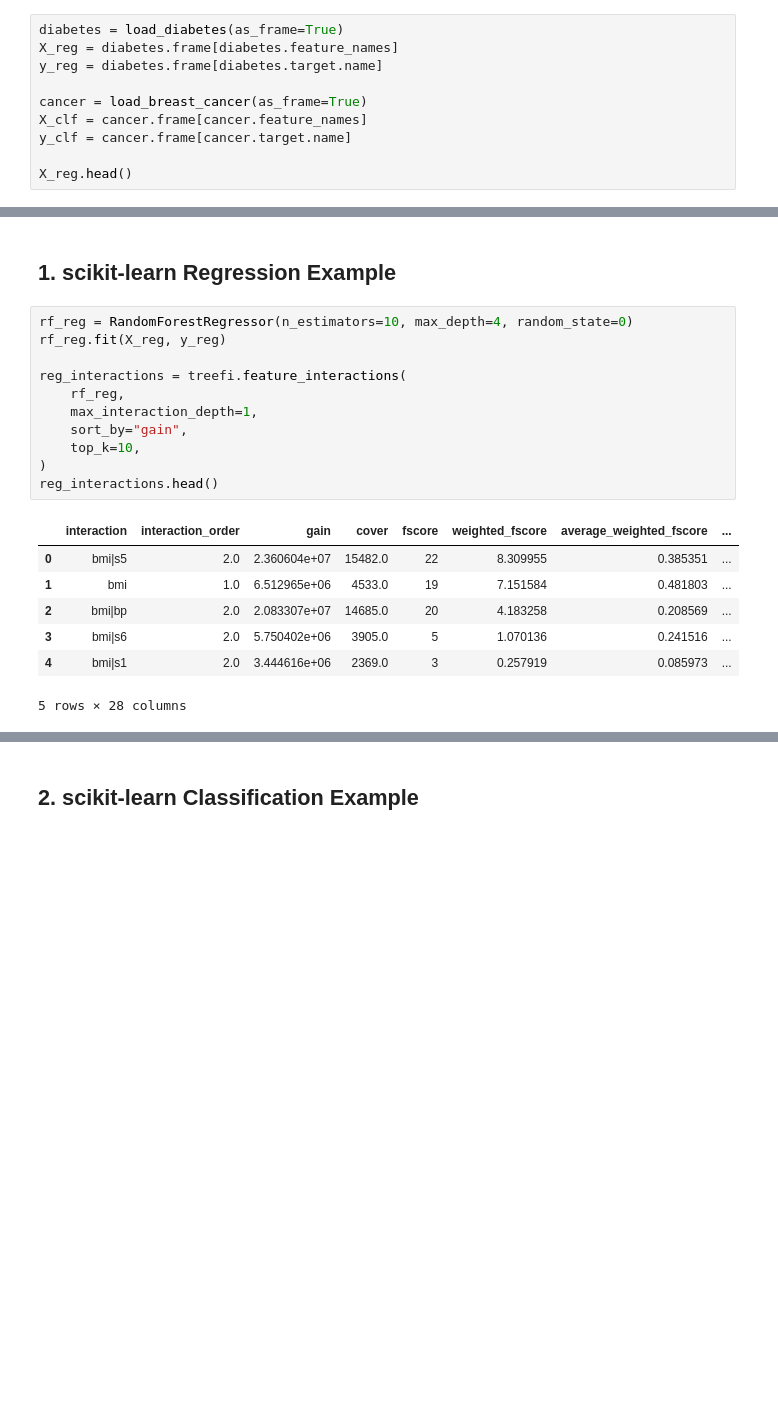
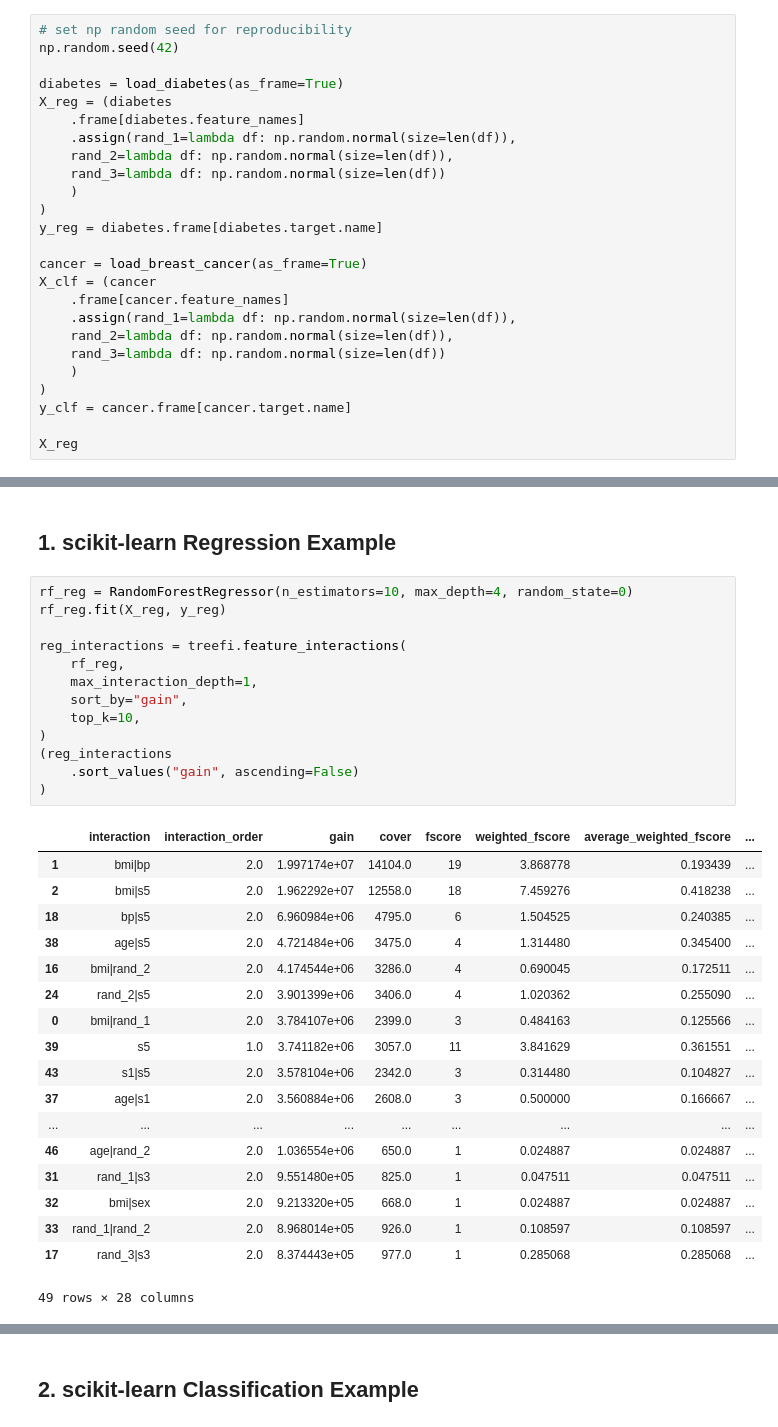
Before and after one commit to mattharrison/treefi, a Jupyter notebook: nbs/sample.ipynb, the cells around one changed output, grey strips where cells are left out. Cells and saved outputs as stored; diff of their text form; blank space fills up the shorter version.

```diff
--- a/nbs/sample.ipynb
+++ b/nbs/sample.ipynb
@@ -19,13 +20,28 @@ import xgboost as xgb
 # %% [markdown]
 ## Data Setup
 # %%
+# set np random seed for reproducibility
+np.random.seed(42)
+
 diabetes = load_diabetes(as_frame=True)
-X_reg = diabetes.frame[diabetes.feature_names]
+X_reg = (diabetes
+    .frame[diabetes.feature_names]
+    .assign(rand_1=lambda df: np.random.normal(size=len(df)),
+    rand_2=lambda df: np.random.normal(size=len(df)),
+    rand_3=lambda df: np.random.normal(size=len(df))
+    )
+)
 y_reg = diabetes.frame[diabetes.target.name]
 
 cancer = load_breast_cancer(as_frame=True)
-X_clf = cancer.frame[cancer.feature_names]
+X_clf = (cancer
+    .frame[cancer.feature_names]
+    .assign(rand_1=lambda df: np.random.normal(size=len(df)),
+    rand_2=lambda df: np.random.normal(size=len(df)),
+    rand_3=lambda df: np.random.normal(size=len(df))
+    )
+)
 y_clf = cancer.frame[cancer.target.name]
 
-X_reg.head()
+X_reg
 # %% [output]
@@ -40,21 +63,34 @@ X_reg.head()
 # %%
 rf_reg = RandomForestRegressor(n_estimators=10, max_depth=4, random_state=0)
 rf_reg.fit(X_reg, y_reg)
 
 reg_interactions = treefi.feature_interactions(
     rf_reg,
     max_interaction_depth=1,
     sort_by="gain",
     top_k=10,
 )
-reg_interactions.head()
+(reg_interactions
+    .sort_values("gain", ascending=False)
+)
 # %% [output]
 |  | interaction | interaction_order | gain | cover | fscore | weighted_fscore | average_weighted_fscore | ... |
-| 0 | bmi|s5 | 2.0 | 2.360604e+07 | 15482.0 | 22 | 8.309955 | 0.385351 | ... |
-| 1 | bmi | 1.0 | 6.512965e+06 | 4533.0 | 19 | 7.151584 | 0.481803 | ... |
-| 2 | bmi|bp | 2.0 | 2.083307e+07 | 14685.0 | 20 | 4.183258 | 0.208569 | ... |
-| 3 | bmi|s6 | 2.0 | 5.750402e+06 | 3905.0 | 5 | 1.070136 | 0.241516 | ... |
-| 4 | bmi|s1 | 2.0 | 3.444616e+06 | 2369.0 | 3 | 0.257919 | 0.085973 | ... |
+| 1 | bmi|bp | 2.0 | 1.997174e+07 | 14104.0 | 19 | 3.868778 | 0.193439 | ... |
+| 2 | bmi|s5 | 2.0 | 1.962292e+07 | 12558.0 | 18 | 7.459276 | 0.418238 | ... |
+| 18 | bp|s5 | 2.0 | 6.960984e+06 | 4795.0 | 6 | 1.504525 | 0.240385 | ... |
+| 38 | age|s5 | 2.0 | 4.721484e+06 | 3475.0 | 4 | 1.314480 | 0.345400 | ... |
+| 16 | bmi|rand_2 | 2.0 | 4.174544e+06 | 3286.0 | 4 | 0.690045 | 0.172511 | ... |
+| 24 | rand_2|s5 | 2.0 | 3.901399e+06 | 3406.0 | 4 | 1.020362 | 0.255090 | ... |
+| 0 | bmi|rand_1 | 2.0 | 3.784107e+06 | 2399.0 | 3 | 0.484163 | 0.125566 | ... |
+| 39 | s5 | 1.0 | 3.741182e+06 | 3057.0 | 11 | 3.841629 | 0.361551 | ... |
+| 43 | s1|s5 | 2.0 | 3.578104e+06 | 2342.0 | 3 | 0.314480 | 0.104827 | ... |
+| 37 | age|s1 | 2.0 | 3.560884e+06 | 2608.0 | 3 | 0.500000 | 0.166667 | ... |
+| ... | ... | ... | ... | ... | ... | ... | ... | ... |
+| 46 | age|rand_2 | 2.0 | 1.036554e+06 | 650.0 | 1 | 0.024887 | 0.024887 | ... |
+| 31 | rand_1|s3 | 2.0 | 9.551480e+05 | 825.0 | 1 | 0.047511 | 0.047511 | ... |
+| 32 | bmi|sex | 2.0 | 9.213320e+05 | 668.0 | 1 | 0.024887 | 0.024887 | ... |
+| 33 | rand_1|rand_2 | 2.0 | 8.968014e+05 | 926.0 | 1 | 0.108597 | 0.108597 | ... |
+| 17 | rand_3|s3 | 2.0 | 8.374443e+05 | 977.0 | 1 | 0.285068 | 0.285068 | ... |
-5 rows × 28 columns
+49 rows × 28 columns
 # %%
 reg_importance = treefi.feature_importance(rf_reg, sort_by="gain", top_k=10)
```
Also changed, not shown: parts of 19 cells of this notebook, 19 other files.
